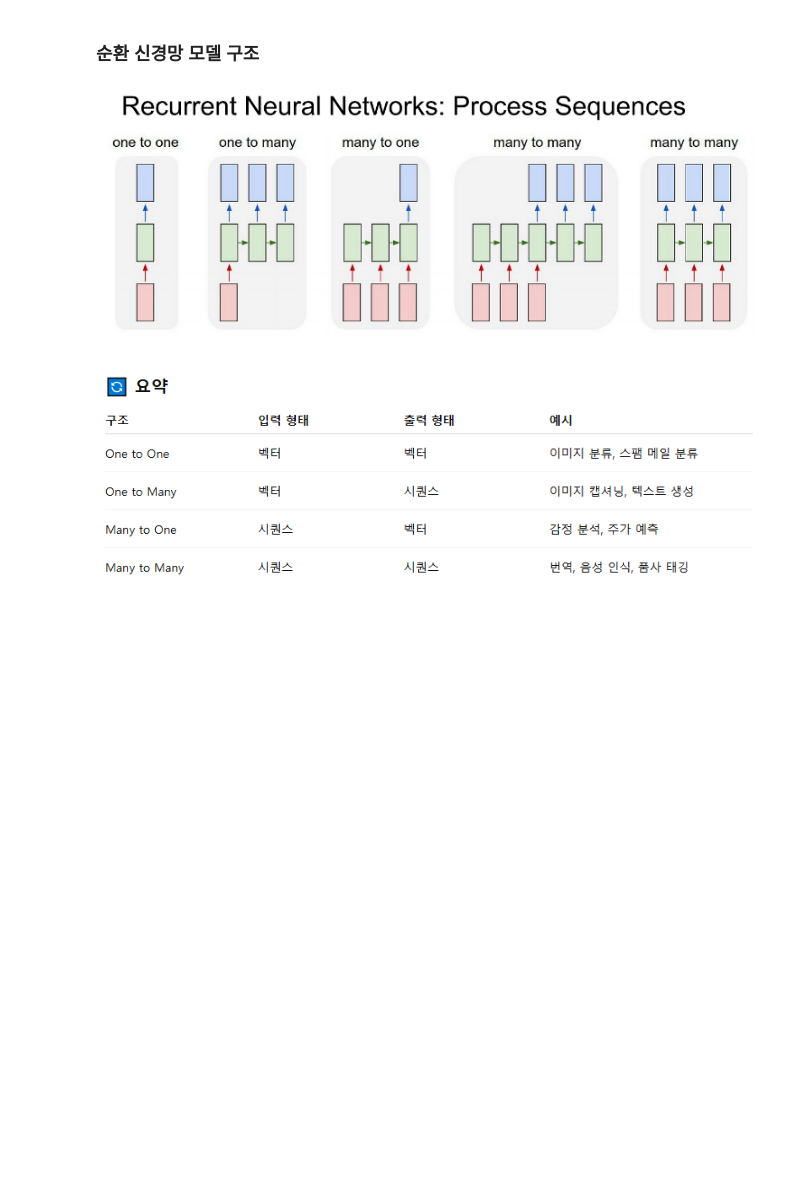
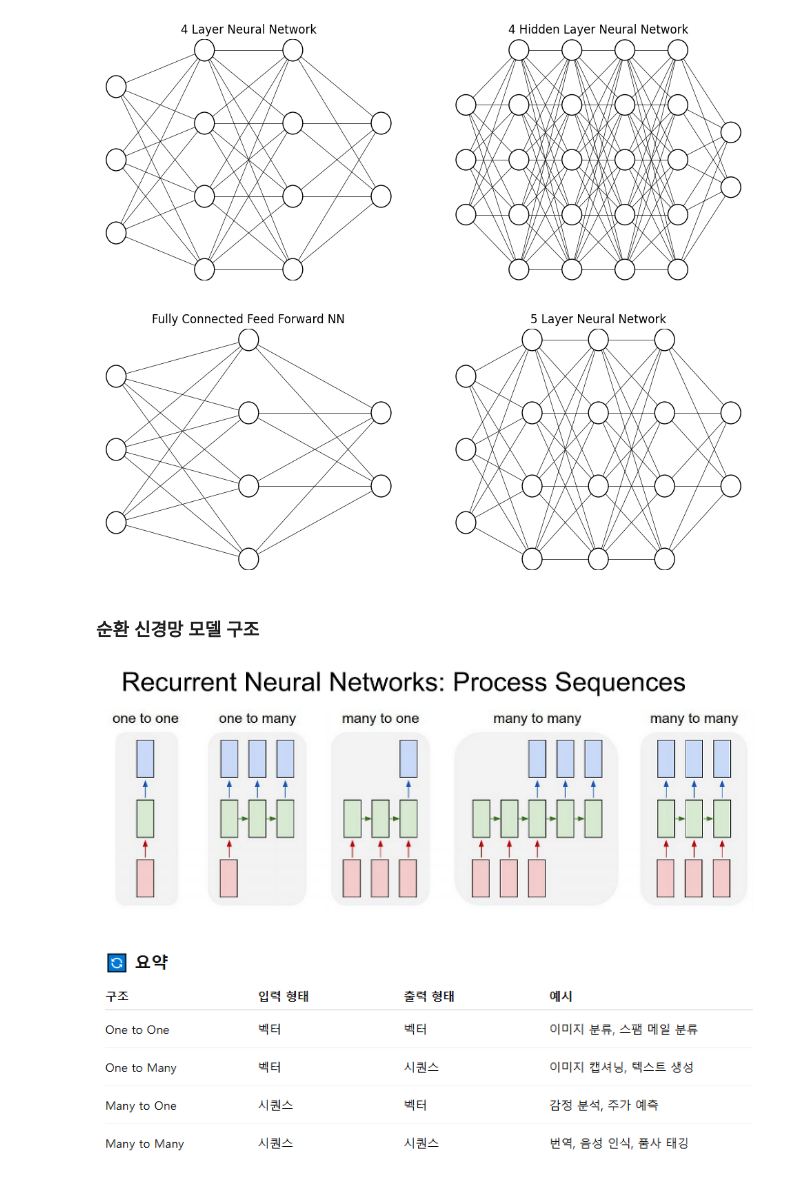
Before and after one commit to bloodstrawberry/data-science-with-python, a Jupyter notebook: 필기이론/딥러닝.ipynb, the cells around one changed output. Drawn from its saved outputs; the diff is of its cells as text; code cells hidden in the pictures; blank space fills up the shorter version.

```diff
--- a/필기이론/딥러닝.ipynb
+++ b/필기이론/딥러닝.ipynb
@@ -0,0 +84,51 @@
+# %%
+import matplotlib.pyplot as plt
+
+def draw_neural_net(ax, left, right, bottom, top, layer_sizes):
+    '''
+    간단히 층별 노드와 연결을 그리는 함수
+    layer_sizes: 각 층별 노드 수 리스트
+    '''
+    v_spacing = (top - bottom) / float(max(layer_sizes))
+    h_spacing = (right - left) / float(len(layer_sizes) - 1)
+
+    # 노드 위치 계산
+    for i, layer_size in enumerate(layer_sizes):
+        layer_top = v_spacing * (layer_size - 1) / 2. + (top + bottom)/2.
+        for j in range(layer_size):
+            circle = plt.Circle((left + i * h_spacing, layer_top - j * v_spacing), 0.03,
+                                color='w', ec='k', zorder=4)
+            ax.add_artist(circle)
+
+    # 연결선 그리기
+    for i, (layer_size_a, layer_size_b) in enumerate(zip(layer_sizes[:-1], layer_sizes[1:])):
+        layer_top_a = v_spacing * (layer_size_a - 1) / 2. + (top + bottom)/2.
+        layer_top_b = v_spacing * (layer_size_b - 1) / 2. + (top + bottom)/2.
+        for j in range(layer_size_a):
+            for k in range(layer_size_b):
+                ax.plot([left + i * h_spacing, left + (i + 1) * h_spacing],
+                        [layer_top_a - j * v_spacing, layer_top_b - k * v_spacing], 'k-', lw=0.5)
+
+    ax.axis('off')
+
+fig, axs = plt.subplots(2, 2, figsize=(12,10))
+
+# 1) 4 layer 신경망 (입력 3, 은닉 4, 은닉 4, 출력 2)
+axs[0,0].set_title("4 Layer Neural Network")
+draw_neural_net(axs[0,0], .1, .9, .1, .9, [3,4,4,2])
+
+# 2) 4-hidden layer 신경망 (입력 3, 은닉 5,5,5,5, 출력 2)
+axs[0,1].set_title("4 Hidden Layer Neural Network")
+draw_neural_net(axs[0,1], .1, .9, .1, .9, [3,5,5,5,5,2])
+
+# 3) Fully connected feed forward 신경망 (입력 3, 은닉 4, 출력 2)
+axs[1,0].set_title("Fully Connected Feed Forward NN")
+draw_neural_net(axs[1,0], .1, .9, .1, .9, [3,4,2])
+
+# 4) 5-layer 신경망 (입력 3, 은닉 4,4,4, 출력 2)
+axs[1,1].set_title("5 Layer Neural Network")
+draw_neural_net(axs[1,1], .1, .9, .1, .9, [3,4,4,4,2])
+
+plt.show()
+# %% [output]
+[figure, added]
```
Also changed, not shown: parts of 19 cells of this notebook, 42 other files.
